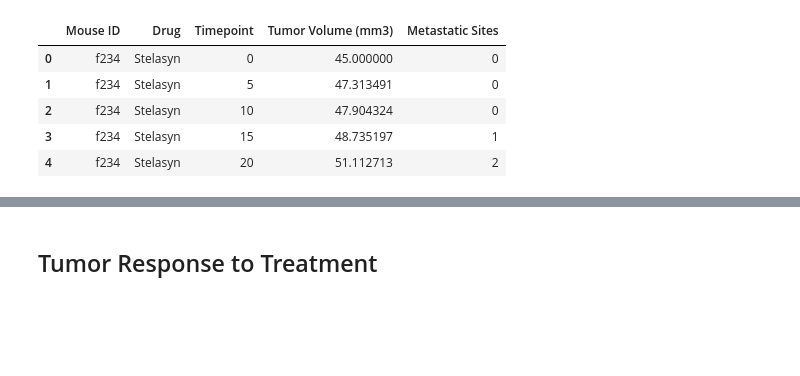
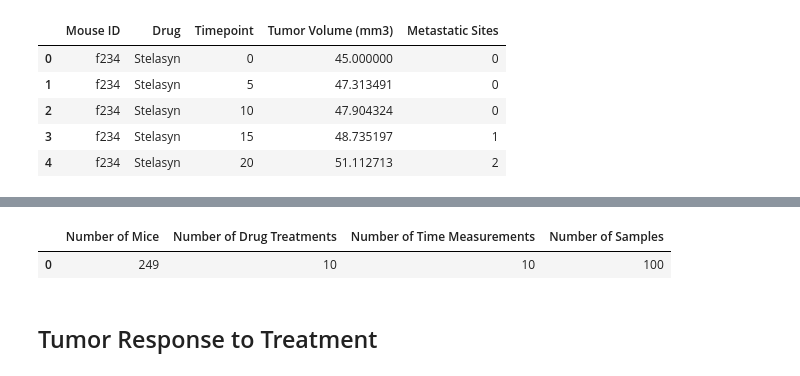
Before and after one commit to rochiecuevas/Pymaceuticals, a Jupyter notebook: pymaceuticals_starter.ipynb, the cells around one changed output, grey strips where cells are left out. Drawn from its saved outputs; the diff is of its cells as text; code cells hidden in the pictures; blank space fills up the shorter version.

```diff
--- a/pymaceuticals_starter.ipynb
+++ b/pymaceuticals_starter.ipynb
@@ -32,3 +35,24 @@ mt_df.head()
+# %%
+# list of subjects and treatments
+mouse = mt_df["Mouse ID"].unique()
+drugs = mt_df["Drug"].unique()
+time = mt_df["Timepoint"].unique()
+
+# counts of subjects and treatments
+mouse_popn = len(mouse)
+no_drugs = len(drugs)
+no_measurements = len(time)
+no_samples = no_drugs * no_measurements
+
+# summarise in a dataframe
+overview = pd.DataFrame({"Number of Mice": [mouse_popn],
+                         "Number of Drug Treatments": [no_drugs],
+                         "Number of Time Measurements": [no_measurements],
+                         "Number of Samples": [no_samples]})
+overview
+# %% [output]
+|  | Number of Mice | Number of Drug Treatments | Number of Time Measurements | Number of Samples |
+| 0 | 249 | 10 | 10 | 100 |
 # %% [markdown]
 ## Tumor Response to Treatment
 # %%
```
Also changed, not shown: parts of 11 cells of this notebook.
